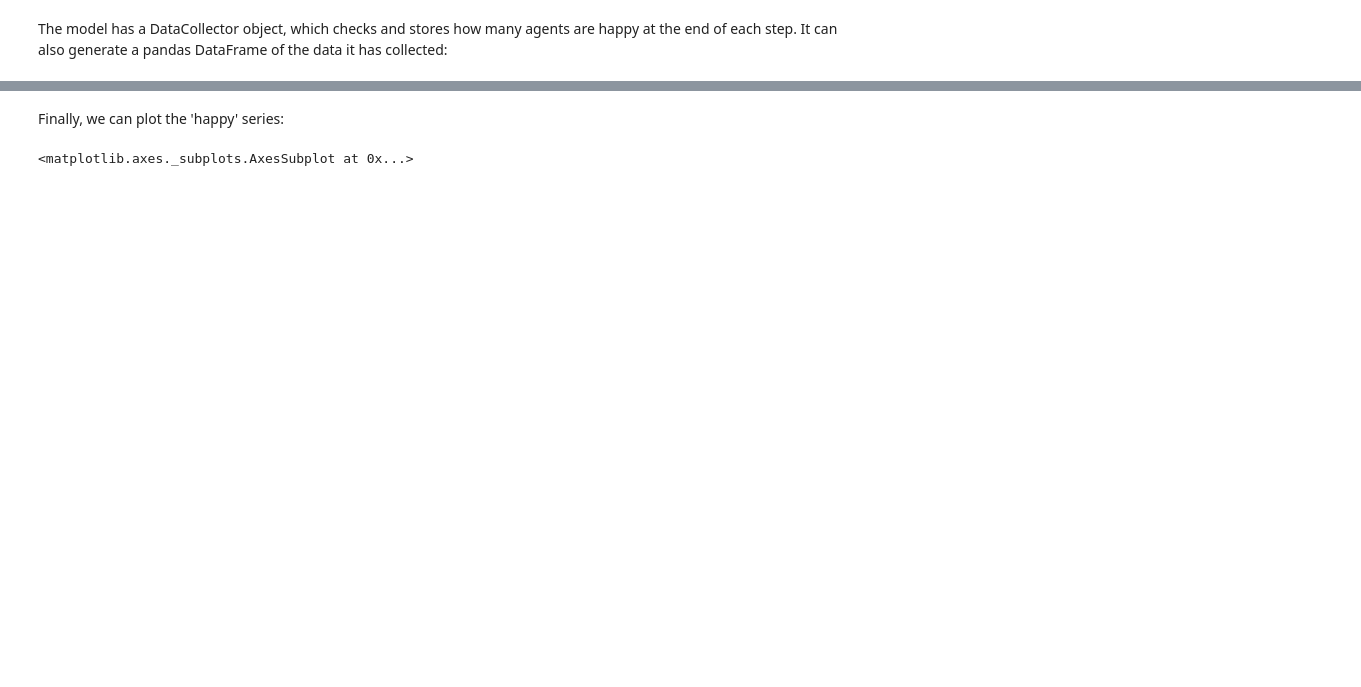
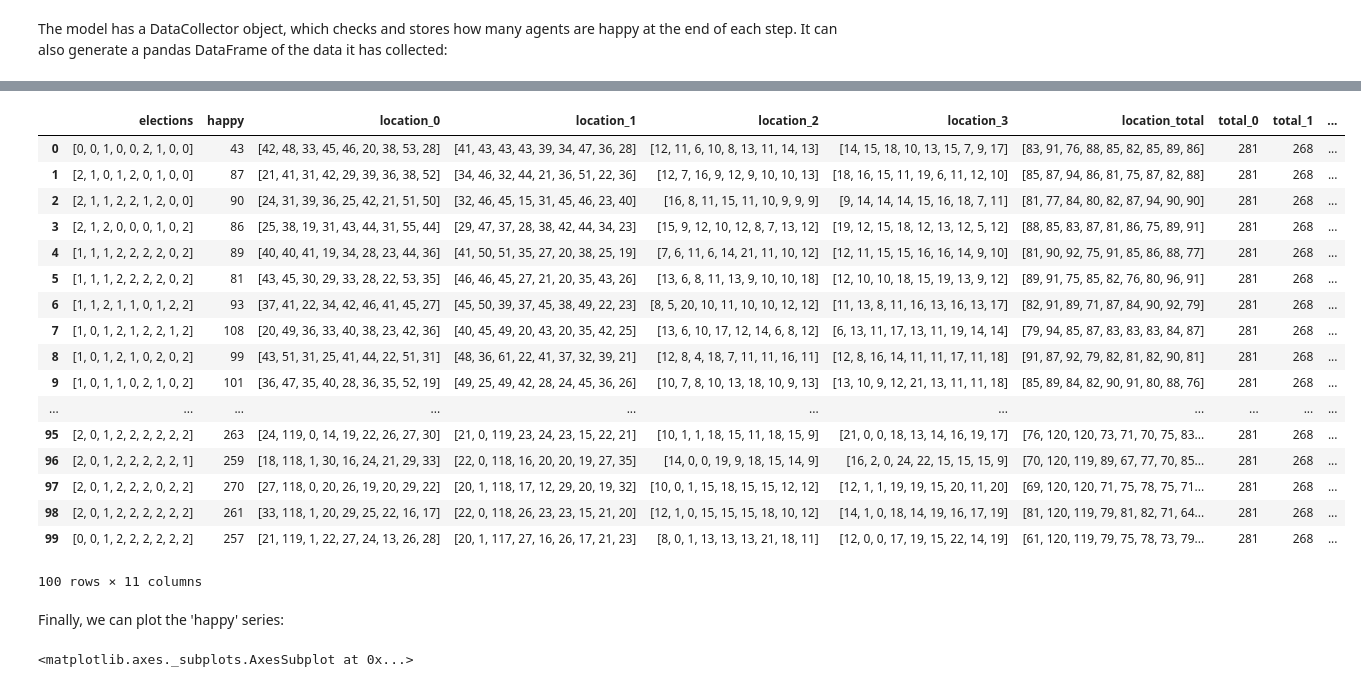
Before and after one commit to axpur/AxelHSG, a Jupyter notebook: notes.ipynb, the cells around one changed output, grey strips where cells are left out. Saved outputs shown, nothing was run; the diff lists cells and outputs as text; code cells hidden in the pictures; blank space fills up the shorter version.

Commit message:
AUS election synchronization + deleting unnecessary files

```diff
--- a/notes.ipynb
+++ b/notes.ipynb
@@ -35,5 +36,12 @@ print(model_uk.elections_type_total)
 print(model_uk.type0)
 print(model_uk.type1)
 print("")
+
+model_aus = SchellingModel_AUS(33, 33, 0.7, 0.33, 0.16, 0.17, 5, 1, 0.5)
+print("AUS:")
+print(model_aus.elections_type_total)
+print(model_aus.type0)
+print(model_aus.type1)
+print("")
 # %% [output]
 US:
@@ -55,6 +68,10 @@ print(model_us.schedule.steps) # Show how many steps have actually run
 while model_uk.running and model_uk.schedule.steps < 100:
     model_uk.step()
 print(model_uk.schedule.steps) # Show how many steps have actually run
+
+while model_aus.running and model_aus.schedule.steps < 100:
+    model_aus.step()
+print(model_aus.schedule.steps) # Show how many steps have actually run
 # %% [output]
 100
 100
@@ -66,6 +84,9 @@ model_out_agents_us = model_us.datacollector.get_agent_vars_dataframe()
 
 model_out_uk = model_uk.datacollector.get_model_vars_dataframe()
 model_out_agents_uk = model_uk.datacollector.get_agent_vars_dataframe()
+
+model_out_aus = model_aus.datacollector.get_model_vars_dataframe()
+model_out_agents_aus = model_aus.datacollector.get_agent_vars_dataframe()
 # %%
 model_out_agents_us
 # %% [output]
@@ -154,4 +197,25 @@ model_out_uk
 100 rows × 11 columns
+# %%
+model_out_aus
+# %% [output]
+|  | elections | happy | location_0 | location_1 | location_2 | location_3 | location_total | total_0 | total_1 | ... |
+| 0 | [0, 0, 1, 0, 0, 2, 1, 0, 0] | 43 | [42, 48, 33, 45, 46, 20, 38, 53, 28] | [41, 43, 43, 43, 39, 34, 47, 36, 28] | [12, 11, 6, 10, 8, 13, 11, 14, 13] | [14, 15, 18, 10, 13, 15, 7, 9, 17] | [83, 91, 76, 88, 85, 82, 85, 89, 86] | 281 | 268 | ... |
+| 1 | [2, 1, 0, 1, 2, 0, 1, 0, 0] | 87 | [21, 41, 31, 42, 29, 39, 36, 38, 52] | [34, 46, 32, 44, 21, 36, 51, 22, 36] | [12, 7, 16, 9, 12, 9, 10, 10, 13] | [18, 16, 15, 11, 19, 6, 11, 12, 10] | [85, 87, 94, 86, 81, 75, 87, 82, 88] | 281 | 268 | ... |
+| 2 | [2, 1, 1, 2, 2, 1, 2, 0, 0] | 90 | [24, 31, 39, 36, 25, 42, 21, 51, 50] | [32, 46, 45, 15, 31, 45, 46, 23, 40] | [16, 8, 11, 15, 11, 10, 9, 9, 9] | [9, 14, 14, 14, 15, 16, 18, 7, 11] | [81, 77, 84, 80, 82, 87, 94, 90, 90] | 281 | 268 | ... |
+| 3 | [2, 1, 2, 0, 0, 0, 1, 0, 2] | 86 | [25, 38, 19, 31, 43, 44, 31, 55, 44] | [29, 47, 37, 28, 38, 42, 44, 34, 23] | [15, 9, 12, 10, 12, 8, 7, 13, 12] | [19, 12, 15, 18, 12, 13, 12, 5, 12] | [88, 85, 83, 87, 81, 86, 75, 89, 91] | 281 | 268 | ... |
+| 4 | [1, 1, 1, 2, 2, 2, 2, 0, 2] | 89 | [40, 40, 41, 19, 34, 28, 23, 44, 36] | [41, 50, 51, 35, 27, 20, 38, 25, 19] | [7, 6, 11, 6, 14, 21, 11, 10, 12] | [12, 11, 15, 15, 16, 16, 14, 9, 10] | [81, 90, 92, 75, 91, 85, 86, 88, 77] | 281 | 268 | ... |
+| 5 | [1, 1, 1, 2, 2, 2, 2, 0, 2] | 81 | [43, 45, 30, 29, 33, 28, 22, 53, 35] | [46, 46, 45, 27, 21, 20, 35, 43, 26] | [13, 6, 8, 11, 13, 9, 10, 10, 18] | [12, 10, 10, 18, 15, 19, 13, 9, 12] | [89, 91, 75, 85, 82, 76, 80, 96, 91] | 281 | 268 | ... |
+| 6 | [1, 1, 2, 1, 1, 0, 1, 2, 2] | 93 | [37, 41, 22, 34, 42, 46, 41, 45, 27] | [45, 50, 39, 37, 45, 38, 49, 22, 23] | [8, 5, 20, 10, 11, 10, 10, 12, 12] | [11, 13, 8, 11, 16, 13, 16, 13, 17] | [82, 91, 89, 71, 87, 84, 90, 92, 79] | 281 | 268 | ... |
+| 7 | [1, 0, 1, 2, 1, 2, 2, 1, 2] | 108 | [20, 49, 36, 33, 40, 38, 23, 42, 36] | [40, 45, 49, 20, 43, 20, 35, 42, 25] | [13, 6, 10, 17, 12, 14, 6, 8, 12] | [6, 13, 11, 17, 13, 11, 19, 14, 14] | [79, 94, 85, 87, 83, 83, 83, 84, 87] | 281 | 268 | ... |
+| 8 | [1, 0, 1, 2, 1, 0, 2, 0, 2] | 99 | [43, 51, 31, 25, 41, 44, 22, 51, 31] | [48, 36, 61, 22, 41, 37, 32, 39, 21] | [12, 8, 4, 18, 7, 11, 11, 16, 11] | [12, 8, 16, 14, 11, 11, 17, 11, 18] | [91, 87, 92, 79, 82, 81, 82, 90, 81] | 281 | 268 | ... |
+| 9 | [1, 0, 1, 1, 0, 2, 1, 0, 2] | 101 | [36, 47, 35, 40, 28, 36, 35, 52, 19] | [49, 25, 49, 42, 28, 24, 45, 36, 26] | [10, 7, 8, 10, 13, 18, 10, 9, 13] | [13, 10, 9, 12, 21, 13, 11, 11, 18] | [85, 89, 84, 82, 90, 91, 80, 88, 76] | 281 | 268 | ... |
+| ... | ... | ... | ... | ... | ... | ... | ... | ... | ... | ... |
+| 95 | [2, 0, 1, 2, 2, 2, 2, 2, 2] | 263 | [24, 119, 0, 14, 19, 22, 26, 27, 30] | [21, 0, 119, 23, 24, 23, 15, 22, 21] | [10, 1, 1, 18, 15, 11, 18, 15, 9] | [21, 0, 0, 18, 13, 14, 16, 19, 17] | [76, 120, 120, 73, 71, 70, 75, 83... | 281 | 268 | ... |
+| 96 | [2, 0, 1, 2, 2, 2, 2, 2, 1] | 259 | [18, 118, 1, 30, 16, 24, 21, 29, 33] | [22, 0, 118, 16, 20, 20, 19, 27, 35] | [14, 0, 0, 19, 9, 18, 15, 14, 9] | [16, 2, 0, 24, 22, 15, 15, 15, 9] | [70, 120, 119, 89, 67, 77, 70, 85... | 281 | 268 | ... |
+| 97 | [2, 0, 1, 2, 2, 2, 0, 2, 2] | 270 | [27, 118, 0, 20, 26, 19, 20, 29, 22] | [20, 1, 118, 17, 12, 29, 20, 19, 32] | [10, 0, 1, 15, 18, 15, 15, 12, 12] | [12, 1, 1, 19, 19, 15, 20, 11, 20] | [69, 120, 120, 71, 75, 78, 75, 71... | 281 | 268 | ... |
+| 98 | [2, 0, 1, 2, 2, 2, 2, 2, 2] | 261 | [33, 118, 1, 20, 29, 25, 22, 16, 17] | [22, 0, 118, 26, 23, 23, 15, 21, 20] | [12, 1, 0, 15, 15, 15, 18, 10, 12] | [14, 1, 0, 18, 14, 19, 16, 17, 19] | [81, 120, 119, 79, 81, 82, 71, 64... | 281 | 268 | ... |
+| 99 | [0, 0, 1, 2, 2, 2, 2, 2, 2] | 257 | [21, 119, 1, 22, 27, 24, 13, 26, 28] | [20, 1, 117, 27, 16, 26, 17, 21, 23] | [8, 0, 1, 13, 13, 13, 21, 18, 11] | [12, 0, 0, 17, 19, 15, 22, 14, 19] | [61, 120, 119, 79, 75, 78, 73, 79... | 281 | 268 | ... |
+100 rows × 11 columns
 # %% [markdown]
 Finally, we can plot the 'happy' series:
 # %%
```
Also changed, not shown: parts of 11 cells of this notebook, 12 other files.
